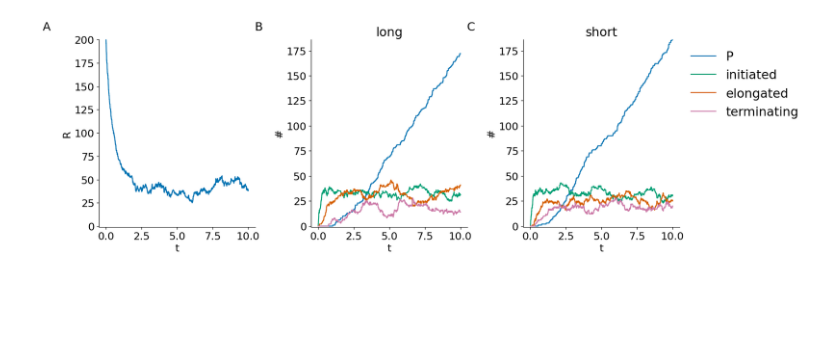
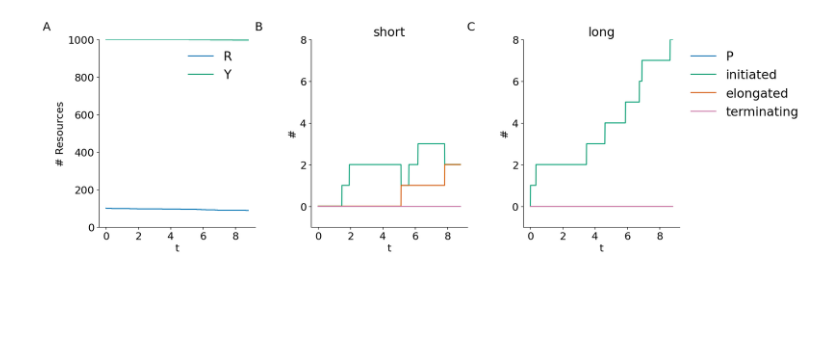
Before and after one commit to prubisch/competition_in_proteinsynthesis_in_autism, a Jupyter notebook: visualise_spatial_data.ipynb, the cells around one changed output. Drawn from its saved outputs; the diff is of its cells as text; code cells hidden in the pictures.

```diff
--- a/visualise_spatial_data.ipynb
+++ b/visualise_spatial_data.ipynb
@@ -6,7 +8,22 @@ from plotting_helper import *
 # %%
-dat = np.loadtxt('rib_dat_no_amino.gdat')
 
-observables = ['t', 'R', 'p_l', 'xi_l', 'xr_l', 'xt_l', 'p_s', 'xi_s', 'xr_s', 'xt_l']
+R,Y,N = 100,1000,50
+l = ['2',10,25]
+condition = str(R)+'ribos_'+str(Y)+'aminos_'+str(l)+'_'+str(N)
+dat = np.loadtxt(dat_dir+condition+'.gdat')
+
+#Molecules r Ribo(N)
+
+#Molecules p_s P(s~0)
+#Molecules r_initiated_s nucl(R!1, i~1, s~0).Ribo(N!1)
+#Molecules r_elongating_s nucl(R!1, t~0, i~0, s~0).Ribo(N!1)
+#Molecules r_terminating_s nucl(R!1, t~1, i~0, s~0).Ribo(N!1)
+#Molecules p_l P(s~1)
+#Molecules r_initiated_l nucl(R!1, i~1, s~1).Ribo(N!1)
+#Molecules r_elongating_l nucl(R!1, t~0, i~0, s~1).Ribo(N!1)
+#Molecules r_terminating_l nucl(R!1, t~1, i~0, s~1).Ribo(N!1)
+
+observables = ['t', 'R', 'Y', 'p_s', 'p_l', 'xi_s', 'xi_l' , 'xr_s', 'xr_l', 'xt_s', 'xt_l']
 # %%
 layout = '''
     AABBC
@@ -21,49 +38,53 @@ width_ratios = [1,0.1,1,0.1,1]
 
 specs, gs = panel_specs(layout, fig=fig)
 gs.set_height_ratios(height_ratios)
 gs.set_width_ratios(width_ratios)
 gs.hspace=0.8
 axes = {}
 for letter in 'ABC':
     axes[letter] = ax = fig.add_subplot(specs[letter])
 label_panels(axes, letters='ABC', postfix='', offset_left=1.2)
 for a in list('ABC'):
     axes[a].set_axis_off()
 
 
 ax = fig.add_subplot(gs[0,0])
-ax.plot(dat[:,0], dat[:,1])
+ax.plot(dat[:,0], dat[:,1], label = 'R')
+ax.plot(dat[:,0], dat[:,2], label = 'Y')
 ax.set_xlabel('t')
-ax.set_ylabel('R')
-ax.set_ylim(-1,np.max(dat[:,1]))
+ax.set_ylabel('# Resources')
+ax.set_ylim(-1,np.max(dat[:,2]))
+ax.legend(bbox_to_anchor=(0.5,1.0), loc='upper left',  frameon = False)
 clear_axes(ax)
 
 #max for y axis
-maxy = np.max(dat[:,2:])
+maxy = np.max(dat[:,3:])
 
 ax = fig.add_subplot(gs[0,2])
-ax.plot(dat[:,0], dat[:,2], label = 'P')
-ax.plot(dat[:,0], dat[:,3], label = 'initiated')
-ax.plot(dat[:,0], dat[:,4], label = 'elongated')
-ax.plot(dat[:,0], dat[:,5], label = 'terminating')
-ax.set_xlabel('t')
-ax.set_ylabel('#')
-ax.set_title('long')
-ax.set_ylim(-1, maxy)
-clear_axes(ax)
-
-ax = fig.add_subplot(gs[0,4])
-ax.plot(dat[:,0], dat[:,6], label = 'P')
-ax.plot(dat[:,0], dat[:,7], label = 'initiated')
-ax.plot(dat[:,0], dat[:,8], label = 'elongated')
+ax.plot(dat[:,0], dat[:,3], label = 'P')
+ax.plot(dat[:,0], dat[:,5], label = 'initiated')
+ax.plot(dat[:,0], dat[:,7], label = 'elongated')
 ax.plot(dat[:,0], dat[:,9], label = 'terminating')
 ax.set_xlabel('t')
 ax.set_ylabel('#')
 ax.set_title('short')
 ax.set_ylim(-1, maxy)
+clear_axes(ax)
+
+ax = fig.add_subplot(gs[0,4])
+ax.plot(dat[:,0], dat[:,4], label = 'P')
+ax.plot(dat[:,0], dat[:,6], label = 'initiated')
+ax.plot(dat[:,0], dat[:,8], label = 'elongated')
+ax.plot(dat[:,0], dat[:,10], label = 'terminating')
+ax.set_xlabel('t')
+ax.set_ylabel('#')
+ax.set_title('long')
+ax.set_ylim(-1, maxy)
 ax.legend(bbox_to_anchor=(1.0, 1.0), loc='upper left',  frameon = False)
 clear_axes(ax)
 
+#plt.tight_layout()
+
 plt.show()
 # %% [output]
-[figure, old version]
+[figure, new version]
```
Also changed, not shown: parts of 2 cells of this notebook, 47 other files.
